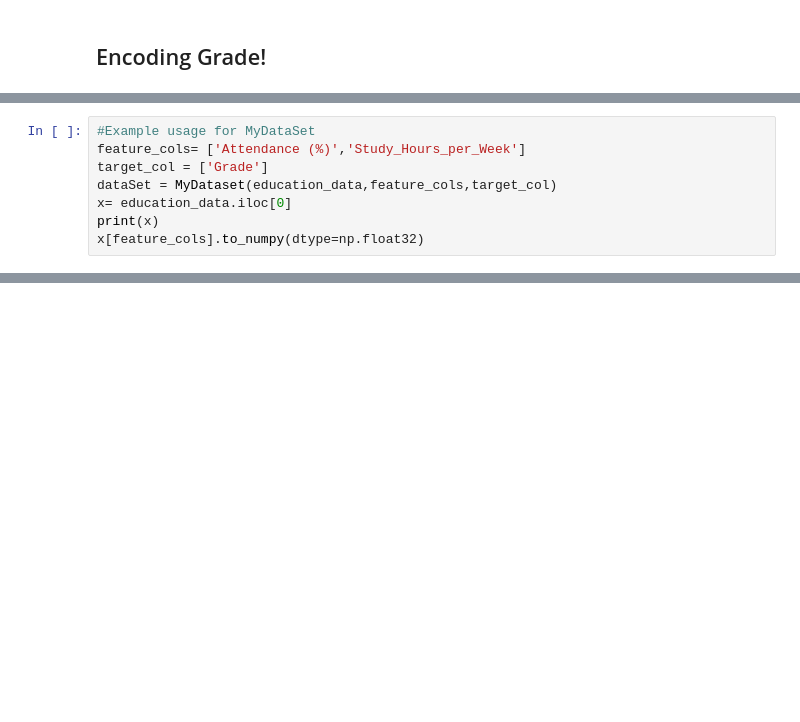
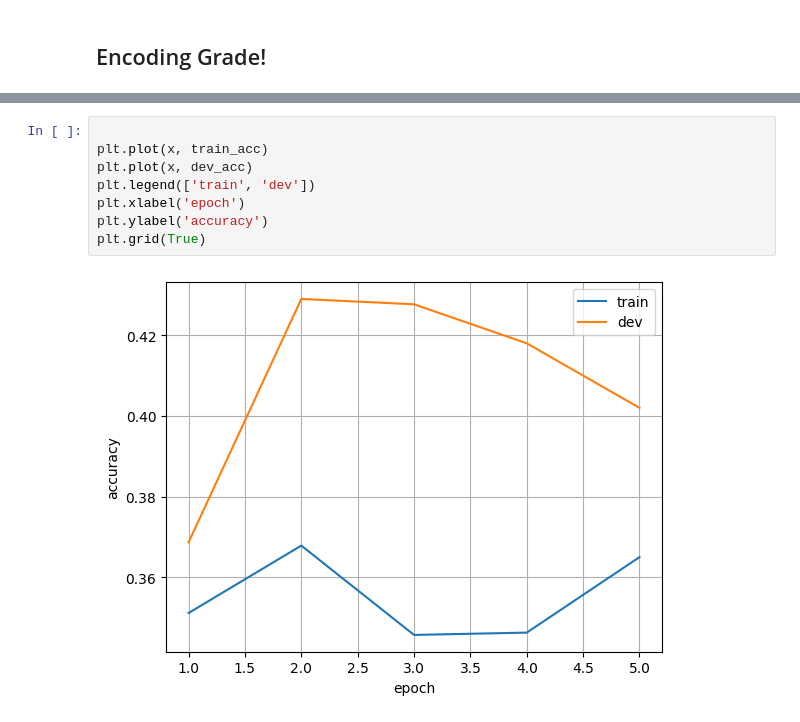
Before and after one commit to tylergarf/CSC396_Course_Coach, a Jupyter notebook: Data_Cleaning_Code.ipynb, the cells around one changed output, grey strips where cells are left out. Drawn from its saved outputs; the diff is of its cells as text; blank space fills up the shorter version.

```diff
--- a/Data_Cleaning_Code.ipynb
+++ b/Data_Cleaning_Code.ipynb
@@ -178,9 +178 @@ class MyDataset(Dataset):
         return x, y
-# %%
-#Example usage for MyDataSet
-feature_cols= ['Attendance (%)','Study_Hours_per_Week']
-target_col = ['Grade']
-dataSet = MyDataset(education_data,feature_cols,target_col)
-x= education_data.iloc[0]
-print(x)
-x[feature_cols].to_numpy(dtype=np.float32)
@@ -212,0 +321,10 @@ dataSet[0]
+# %%
+
+plt.plot(x, train_acc)
+plt.plot(x, dev_acc)
+plt.legend(['train', 'dev'])
+plt.xlabel('epoch')
+plt.ylabel('accuracy')
+plt.grid(True)
+# %% [output]
+[figure, added]
```
Also changed, not shown: parts of 8 cells of this notebook.
